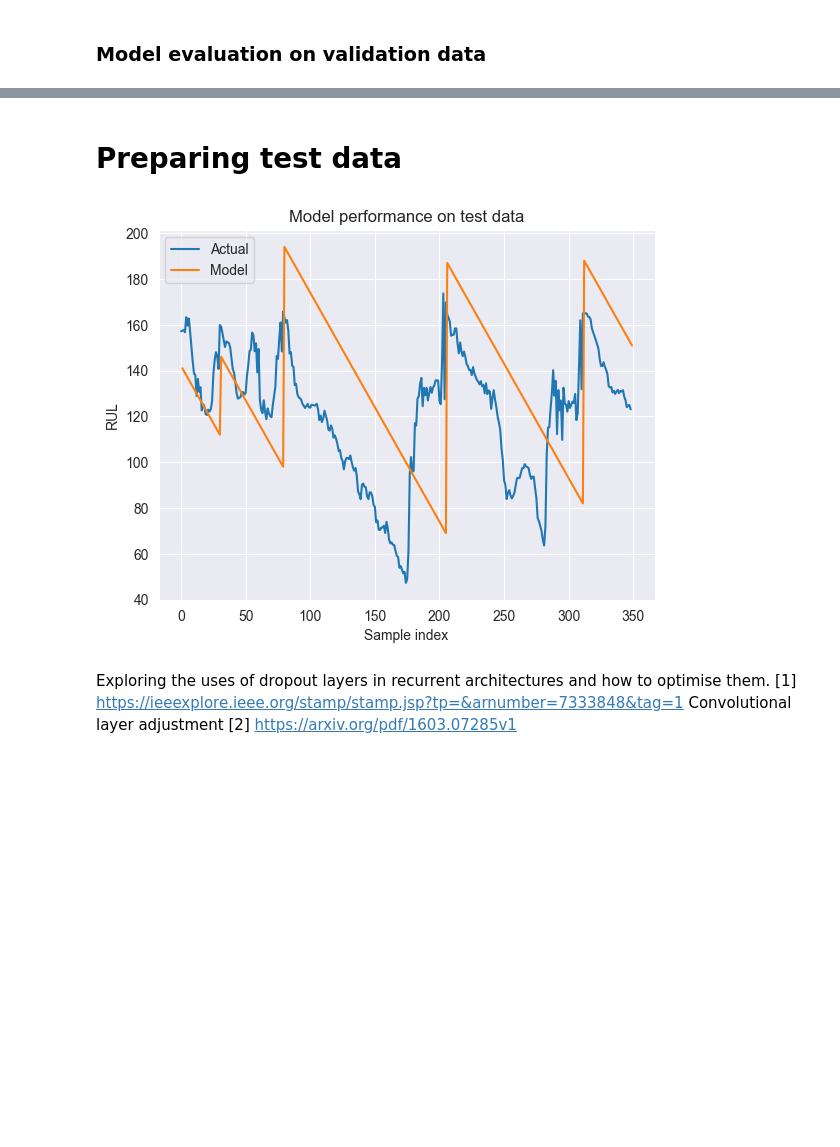
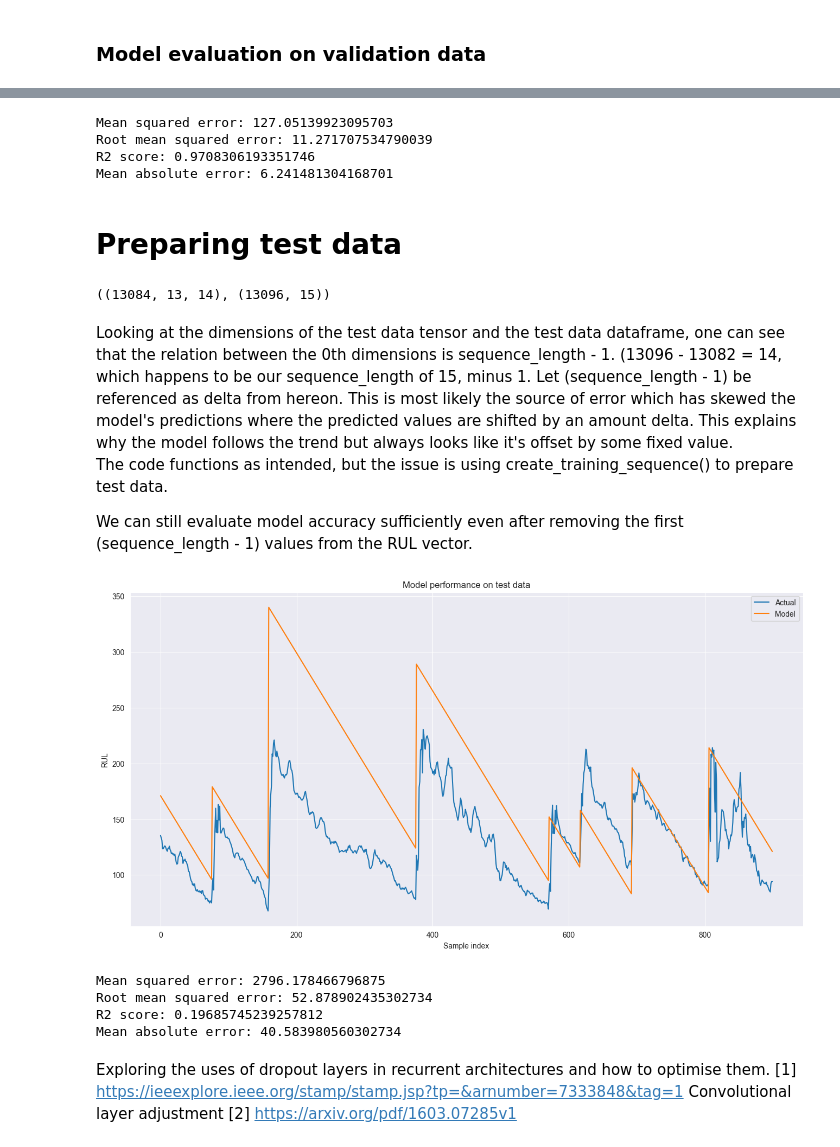
Before and after one commit to Changtze/JetEnginePMH, a Jupyter notebook: lstm.ipynb, the cells around one changed output, grey strips where cells are left out. Saved outputs shown, nothing was run; the diff lists cells and outputs as text; code cells hidden in the pictures; blank space fills up the shorter version.

```diff
--- a/lstm.ipynb
+++ b/lstm.ipynb
@@ -140,9 +142,9 @@ def create_training_batch(df, seq_length, columns):
 # %%
 FD_columns = [[column for column in df if column != 'RUL'] for df in train_data]
 # %%
-sequence_length = 30
+sequence_length = 13
 trajectory = 0  # see readme file
-batch_size = 256
+batch_size = 128
 # %%
 FD001_train = train_data[trajectory]
 FD001_test = test_data[trajectory]
@@ -194,12 +196,12 @@ class DamagePropagationLSTM(nn.Module):
             nn.MaxPool1d(kernel_size=3, stride=2, padding=1),
         )
 
-        self.lstm1 = nn.LSTM(input_size=64, hidden_size=256, batch_first=True)
-        self.batch_norm = nn.BatchNorm1d(num_features=256)
-        self.dropout1 = nn.Dropout(0.2)
-        self.lstm2 = nn.LSTM(input_size=256, hidden_size=128, batch_first=True)
+        self.lstm1 = nn.LSTM(input_size=64, hidden_size=128, batch_first=True)
+        self.batch_norm = nn.BatchNorm1d(num_features=128)
+        self.dropout1 = nn.Dropout(0.1)
+        self.lstm2 = nn.LSTM(input_size=128, hidden_size=64, batch_first=True)
         self.dropout2 = nn.Dropout(0.2)
-        self.dense2 = nn.Linear(in_features=128, out_features=out_dim)
+        self.dense2 = nn.Linear(in_features=64, out_features=out_dim)
         self.activation2 = nn.LeakyReLU()
 
     def forward(self, x):
@@ -393,27 +382,56 @@ plt.show()
+# %%
+# Validation data test metrics
+evaluation_metrics(y_train, y_train_pred)
+# %% [output]
+Mean squared error: 127.05139923095703
+Root mean squared error: 11.271707534790039
+R2 score: 0.9708306193351746
+Mean absolute error: 6.241481304168701
 # %% [markdown]
 # Preparing test data
 # %%
 test_cols = list(FD001_test.columns[:-1])
 x_test = create_training_sequence(FD001_test, sequence_length, test_cols)
 x_test_tensor = torch.tensor(x_test).float().to(device)
+# %%
+x_test.shape, FD001_test.shape
+# %% [output]
+((13084, 13, 14), (13096, 15))
+# %% [markdown]
+Looking at the dimensions of the test data tensor and the test data dataframe, one can see that the relation between the 0th dimensions is sequence_length - 1. (13096 - 13082 = 14, which happens to be our sequence_length of 15, minus 1. Let (sequence_length - 1) be referenced as delta from hereon.
+This is most likely the source of error which has skewed the model's predictions where the predicted values are shifted by an amount delta. This explains why the model follows the trend but always looks like it's offset by some fixed value.\
+The code functions as intended, but the issue is using create_training_sequence() to prepare test data.
+
+We can still evaluate model accuracy sufficiently even after removing the first (sequence_length - 1) values from the RUL vector.
 # %%
 ModelTest.eval()
 with torch.no_grad():
     y_test_pred = ModelTest(x_test_tensor)
 
 y_test_pred = torch.Tensor.cpu(y_test_pred)
+start_idx = 1000
+end_idx = 1900
+truncated_ground_truth = FD001_test['RUL'][(sequence_length-1):].reset_index(drop=True)
+truncated_subset = truncated_ground_truth[start_idx:end_idx].reset_index(drop=True)
 
-plt.plot(y_test_pred[1:350], label='Actual')
-plt.plot(FD001_test['RUL'][1:350], label='Model')
+plt.figure(figsize=(16,8))
+plt.plot(y_test_pred[start_idx:end_idx], label='Actual')
+plt.plot(truncated_subset, label='Model')
 plt.xlabel('Sample index')
 plt.ylabel('RUL')
 plt.title("Model performance on test data")
 plt.legend()
 plt.show()
 # %% [output]
-[figure, old version]
+[figure, new version]
 # %%
-# Score evaluation
+# Test data evaluation
+evaluation_metrics(truncated_ground_truth, y_test_pred)
+# %% [output]
+Mean squared error: 2796.178466796875
+Root mean squared error: 52.878902435302734
+R2 score: 0.19685745239257812
+Mean absolute error: 40.583980560302734
 # %% [markdown]
 Exploring the uses of dropout layers in recurrent architectures and how to optimise them.
 [1] https://ieeexplore.ieee.org/stamp/stamp.jsp?tp=&arnumber=7333848&tag=1
```
Also changed, not shown: parts of 12 cells of this notebook.
